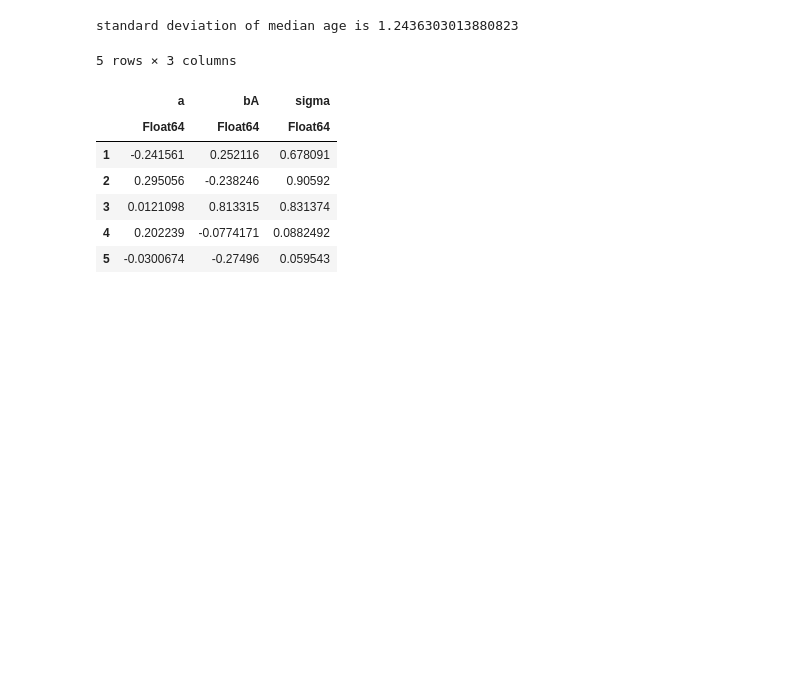
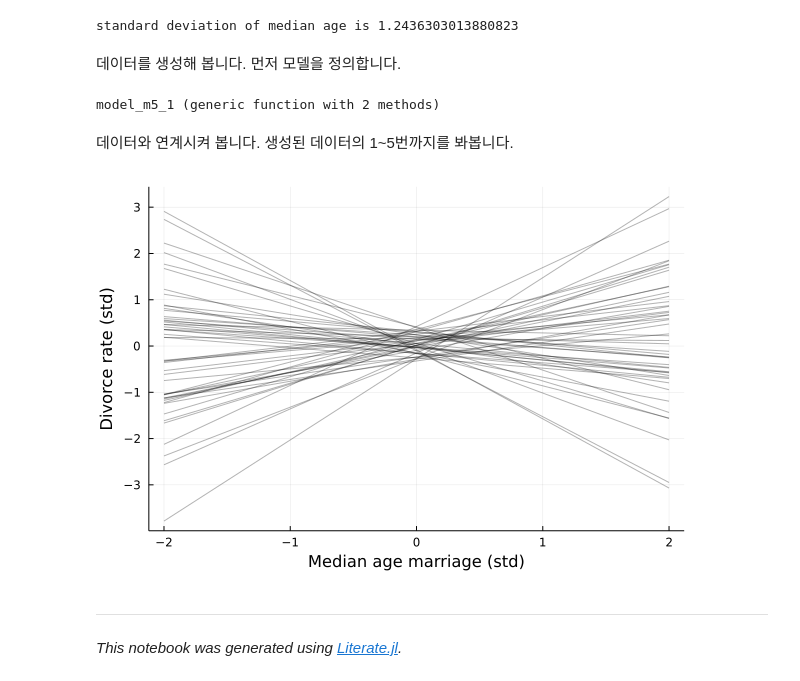
Before and after one commit to JunDamin/Notebooks, a Jupyter notebook: _notebooks/2022-09-12-ch05_spurious_association.ipynb, the cells around one changed output. Cells and saved outputs as stored; diff of their text form; code cells hidden in the pictures; blank space fills up the shorter version.

Commit message:
using literate for generating notebook

```diff
--- a/_notebooks/2022-09-12-ch05_spurious_association.ipynb
+++ b/_notebooks/2022-09-12-ch05_spurious_association.ipynb
@@ -41,29 +47,18 @@ data[!,:A] = standardize(ZScoreTransform, data.MedianAgeMarriage);
 println("standard deviation of median age is $(std(data.MedianAgeMarriage))")
 # %% [output]
 standard deviation of median age is 1.2436303013880823
+# %% [markdown]
+데이터를 생성해 봅니다.
+먼저 모델을 정의합니다.
 # %%
 Random.seed!(100)
 
 @model function model_m5_1(A, D)
-    sigma ~ Exponential(1)  # how to change unicode \sigma?
+    σ ~ Exponential(1)  # how to change unicode \sigma?
     a ~ Normal(0, 0.2)
     bA ~ Normal(0, 0.5)
-    mu = @. a + bA * A  # what is @ mean?
-    D ~ MvNormal(mu, sigma)
+    μ = @. a + bA * A  # what is @ mean?
+    D ~ MvNormal(μ, σ)
 end
-
-m5_1 = sample(model_m5_1(data.A, data.D), NUTS(), 1000)
-m5_1_df = DataFrame(m5_1)
-prior = sample(model_m5_1([0], [0]), Prior(), 1000)
-prior_df = DataFrame(prior)
-
-prior_df[1:5,:]
 # %% [output]
-5 rows × 3 columns
+model_m5_1 (generic function with 2 methods)
-|  | a | bA | sigma |
-|  | Float64 | Float64 | Float64 |
-| 1 | -0.241561 | 0.252116 | 0.678091 |
-| 2 | 0.295056 | -0.238246 | 0.90592 |
-| 3 | 0.0121098 | 0.813315 | 0.831374 |
-| 4 | 0.202239 | -0.0774171 | 0.0882492 |
-| 5 | -0.0300674 | -0.27496 | 0.059543 |
@@ -71,0 +65,28 @@ prior_df[1:5,:]
+# %% [markdown]
+데이터와 연계시켜 봅니다.
+생성된 데이터의 1~5번까지를 봐봅니다.
+# %%
+m5_1 = sample(model_m5_1(data.A, data.D), NUTS(), 1000)
+m5_1_df = DataFrame(m5_1)
+prior = sample(model_m5_1([0], [0]), Prior(), 1000)
+prior_df = DataFrame(prior)
+
+prior_df[1:5,:]
+
+
+# caculate \mu for every prior sample on age=-2 and age=2
+bounds = [-2, 2]
+μ = link(prior_df, [:a, :bA], bounds)
+μ = hcat(μ...);
+
+p = plot(xlab="Median age marriage (std)", ylab="Divorce rate (std)")
+for μ′ ∈ first(eachrow(μ), 50)
+    plot!(bounds, μ′; c=:black, alpha=0.3)
+end
+display(p)
+# %% [output]
+[figure, added]
+# %% [markdown]
+---
+
+*This notebook was generated using [Literate.jl](https://github.com/fredrikekre/Literate.jl).*
```
Also changed, not shown: parts of 9 cells of this notebook, 3 other files.
